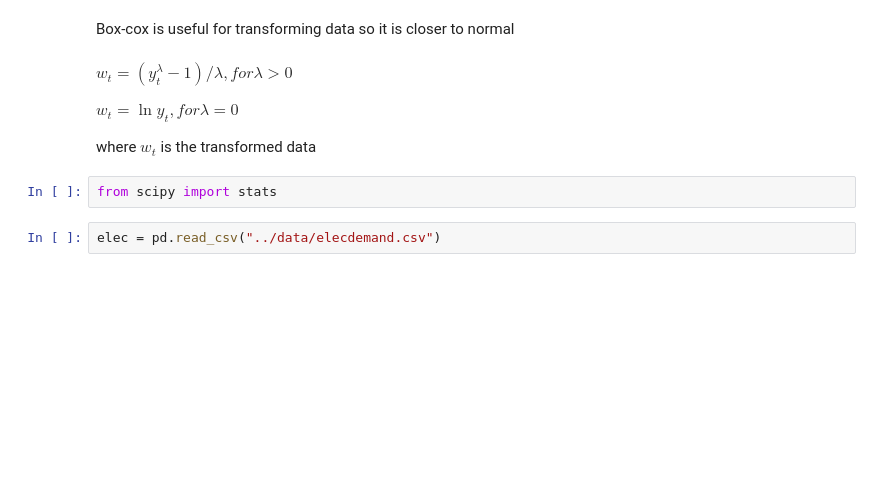
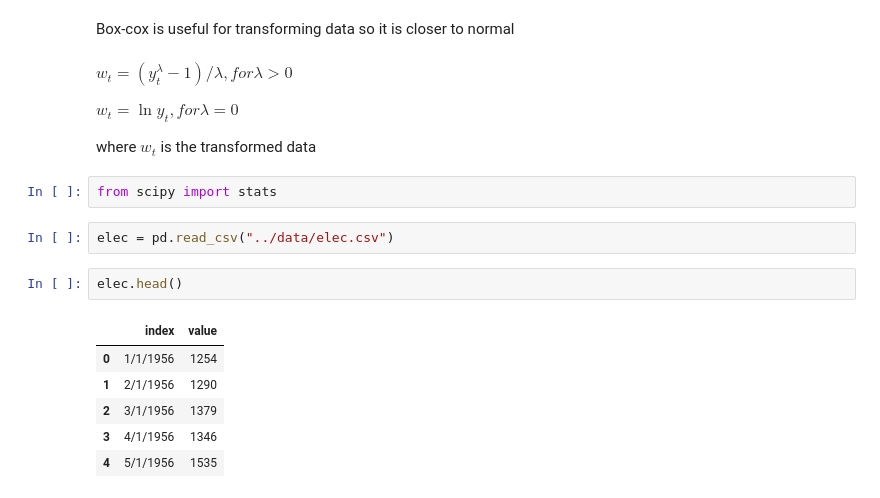
Before and after one commit to robahall/tswalkthrough, a Jupyter notebook: notebooks/2.0_rah_time_forecasters_toolbox.ipynb, the cells around one changed output. Drawn from its saved outputs; the diff is of its cells as text; blank space fills up the shorter version.

```diff
--- a/notebooks/2.0_rah_time_forecasters_toolbox.ipynb
+++ b/notebooks/2.0_rah_time_forecasters_toolbox.ipynb
@@ -183,7 +183,16 @@ where $w_{t}$ is the transformed data
 # %%
 from scipy import stats
 # %%
-elec = pd.read_csv("../data/elecdemand.csv")
+elec = pd.read_csv("../data/elec.csv")
+# %%
+elec.head()
+# %% [output]
+|  | index | value |
+| 0 | 1/1/1956 | 1254 |
+| 1 | 2/1/1956 | 1290 |
+| 2 | 3/1/1956 | 1379 |
+| 3 | 4/1/1956 | 1346 |
+| 4 | 5/1/1956 | 1535 |
 # %%
 elec.plot()
 # %% [output]
```
Also changed, not shown: parts of 5 cells of this notebook.
